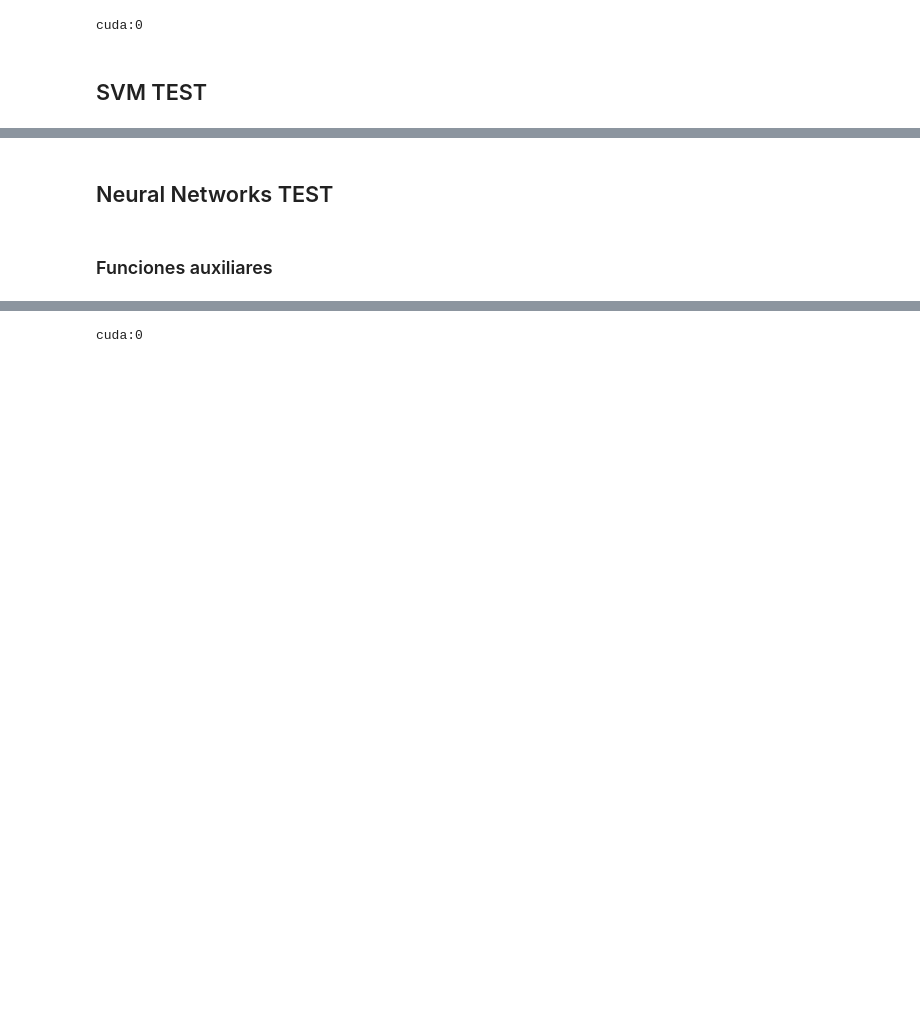
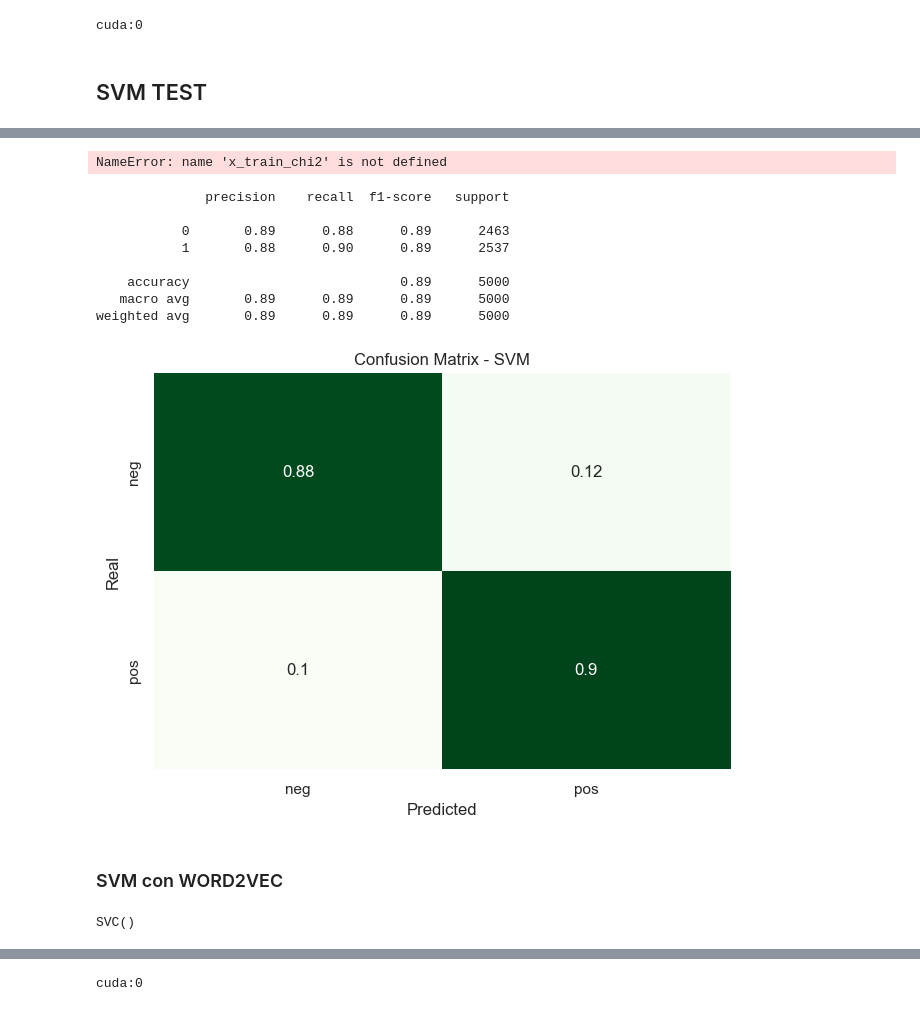
Before and after one commit to Adrian-Cespedes/Proy4-ML, a Jupyter notebook: mainCNN.ipynb, the cells around one changed output, grey strips where cells are left out. Saved outputs shown, nothing was run; the diff lists cells and outputs as text; code cells hidden in the pictures; blank space fills up the shorter version.

```diff
--- a/mainCNN.ipynb
+++ b/mainCNN.ipynb
@@ -515,11 +582,8 @@ def test(model, loader, tipo):
 # fast test with training with svm
 from sklearn.svm import SVC
 from sklearn.metrics import classification_report
-clf = SVC()
-clf.fit(x_train, y_train)
-y_pred = clf.predict(x_test)
-print(classification_report(y_test, y_pred))
+clfSVM = SVC()
+
+clfSVM.fit(x_train_chi2, y_train_tf)
+# %% [output]
+NameError: name 'x_train_chi2' is not defined
-# %% [markdown]
-## Neural Networks TEST
-# %% [markdown]
-### Funciones auxiliares
@@ -551,0 +590,27 @@ def train(model, loss_f, optimizer, epochs, train_loader,name):
+# %%
+y_pred_svc = clfSVM.predict(x_test_chi2)
+# %%
+#testear
+print(classification_report(y_test_tf, y_pred_svc))
+matriz_confusion(y_test_tf, y_pred_svc, "SVM")
+# %% [output]
+              precision    recall  f1-score   support
+
+           0       0.89      0.88      0.89      2463
+           1       0.88      0.90      0.89      2537
+
+    accuracy                           0.89      5000
+   macro avg       0.89      0.89      0.89      5000
+weighted avg       0.89      0.89      0.89      5000
+[figure, added]
+# %% [markdown]
+### SVM con WORD2VEC
+# %%
+# fast test with training with svm
+from sklearn.svm import SVC
+from sklearn.metrics import classification_report
+clfSVM_W2V = SVC()
+
+clfSVM_W2V.fit(x_train_wd.sum(axis=1), y_train_wd)
+# %% [output]
+SVC()
```
Also changed, not shown: parts of 49 cells of this notebook.
